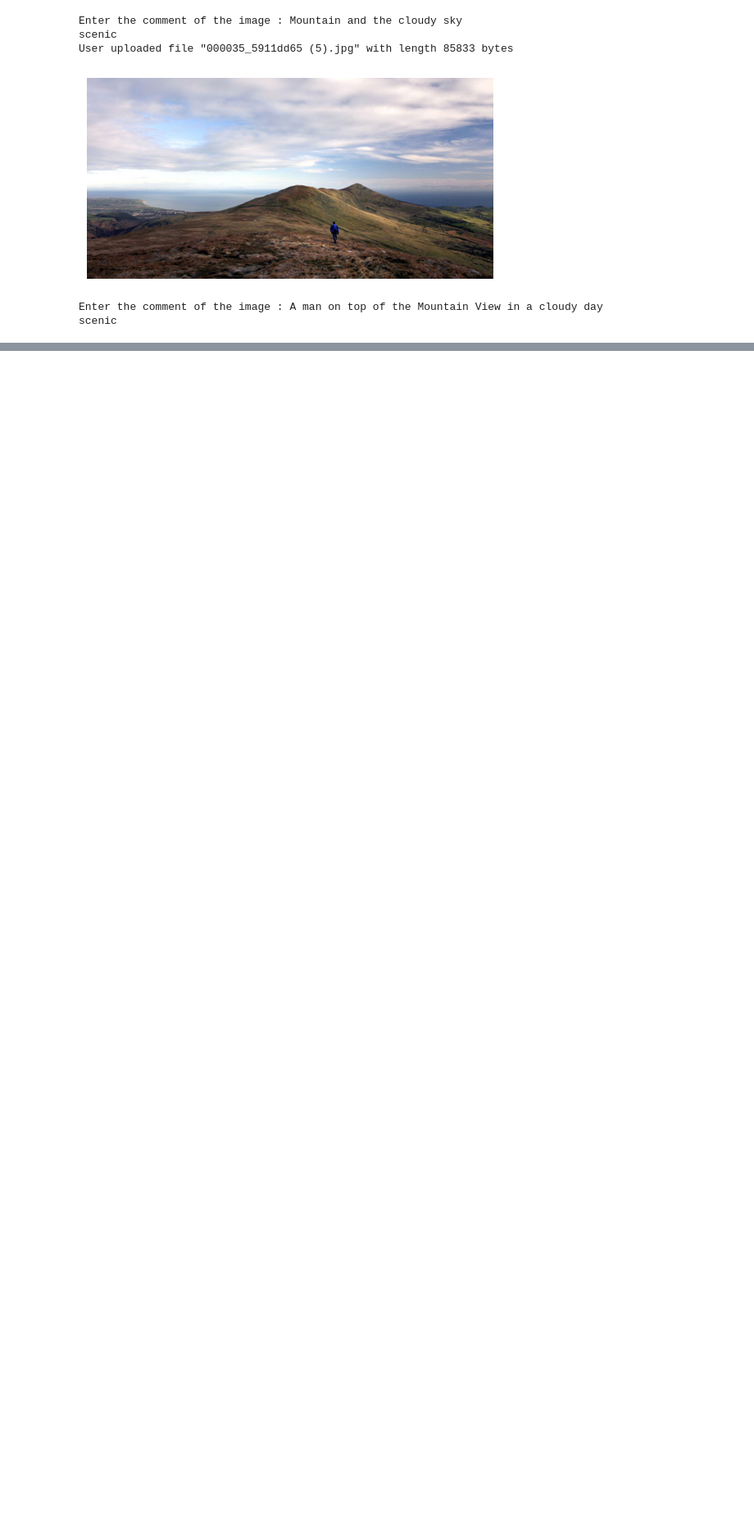
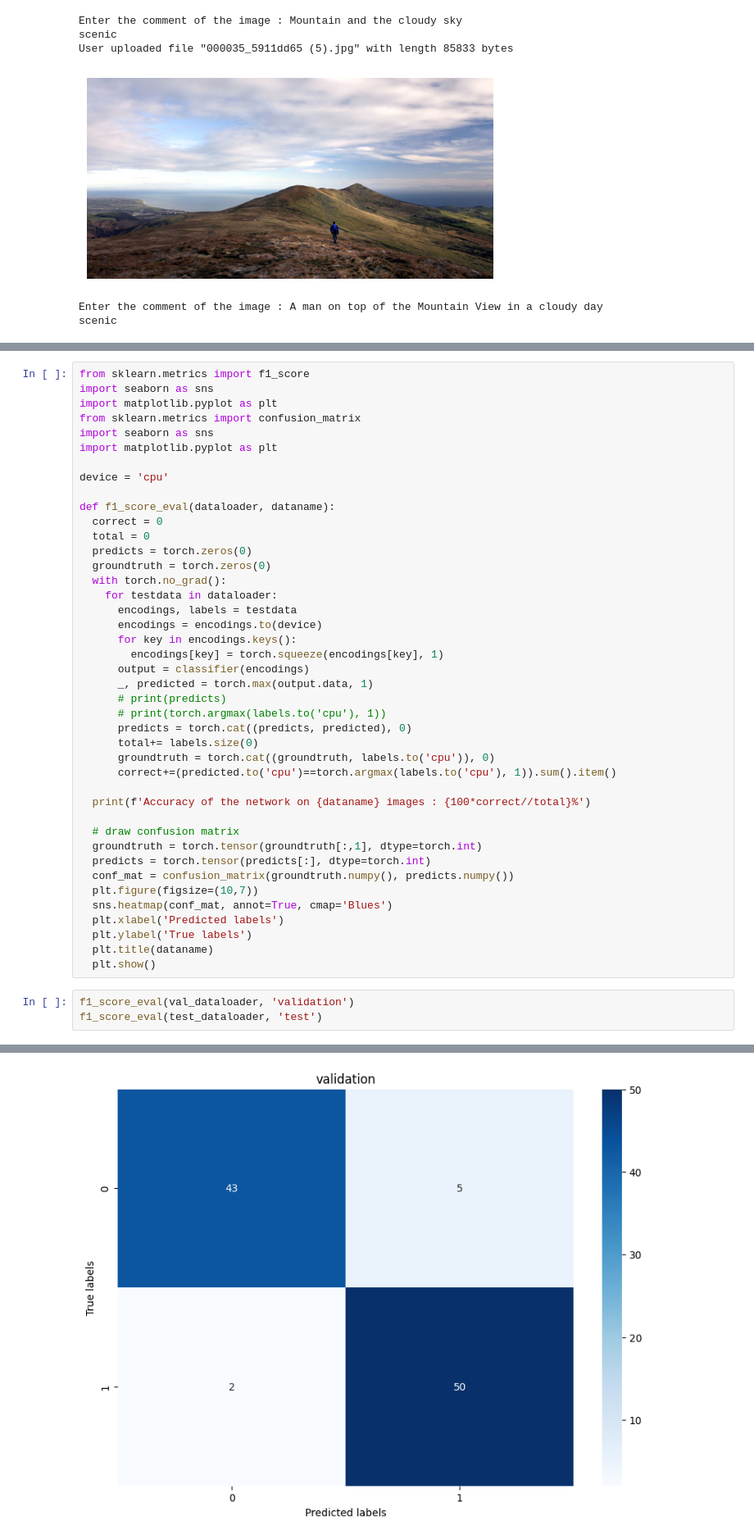
Before and after one commit to DeepDream2045/ViLT_multimodal, a Jupyter notebook: ViLT_scenic_classifier.ipynb, the cells around one changed output, grey strips where cells are left out. Shown at 82% size. Cells and saved outputs as stored; diff of their text form; blank space fills up the shorter version.

Commit message:
Added confusion matrix

```diff
--- a/ViLT_scenic_classifier.ipynb
+++ b/ViLT_scenic_classifier.ipynb
@@ -122,0 +174,46 @@ scenic
+# %%
+from sklearn.metrics import f1_score
+import seaborn as sns
+import matplotlib.pyplot as plt
+from sklearn.metrics import confusion_matrix
+import seaborn as sns
+import matplotlib.pyplot as plt
+
+device = 'cpu'
+
+def f1_score_eval(dataloader, dataname):
+  correct = 0
+  total = 0
+  predicts = torch.zeros(0)
+  groundtruth = torch.zeros(0)
+  with torch.no_grad():
+    for testdata in dataloader:
+      encodings, labels = testdata
+      encodings = encodings.to(device)
+      for key in encodings.keys():
+        encodings[key] = torch.squeeze(encodings[key], 1)
+      output = classifier(encodings)
+      _, predicted = torch.max(output.data, 1)
+      # print(predicts)
+      # print(torch.argmax(labels.to('cpu'), 1))
+      predicts = torch.cat((predicts, predicted), 0)
+      total+= labels.size(0)
+      groundtruth = torch.cat((groundtruth, labels.to('cpu')), 0)
+      correct+=(predicted.to('cpu')==torch.argmax(labels.to('cpu'), 1)).sum().item()
+
+  print(f'Accuracy of the network on {dataname} images : {100*correct//total}%')
+
+  # draw confusion matrix
+  groundtruth = torch.tensor(groundtruth[:,1], dtype=torch.int)
+  predicts = torch.tensor(predicts[:], dtype=torch.int)
+  conf_mat = confusion_matrix(groundtruth.numpy(), predicts.numpy())
+  plt.figure(figsize=(10,7))
+  sns.heatmap(conf_mat, annot=True, cmap='Blues')
+  plt.xlabel('Predicted labels')
+  plt.ylabel('True labels')
+  plt.title(dataname)
+  plt.show()
+# %%
+f1_score_eval(val_dataloader, 'validation')
+f1_score_eval(test_dataloader, 'test')
+# %% [output]
@@ -122,0 +221 @@ scenic
+[figure, added]
```
Also changed, not shown: parts of 9 cells of this notebook.
